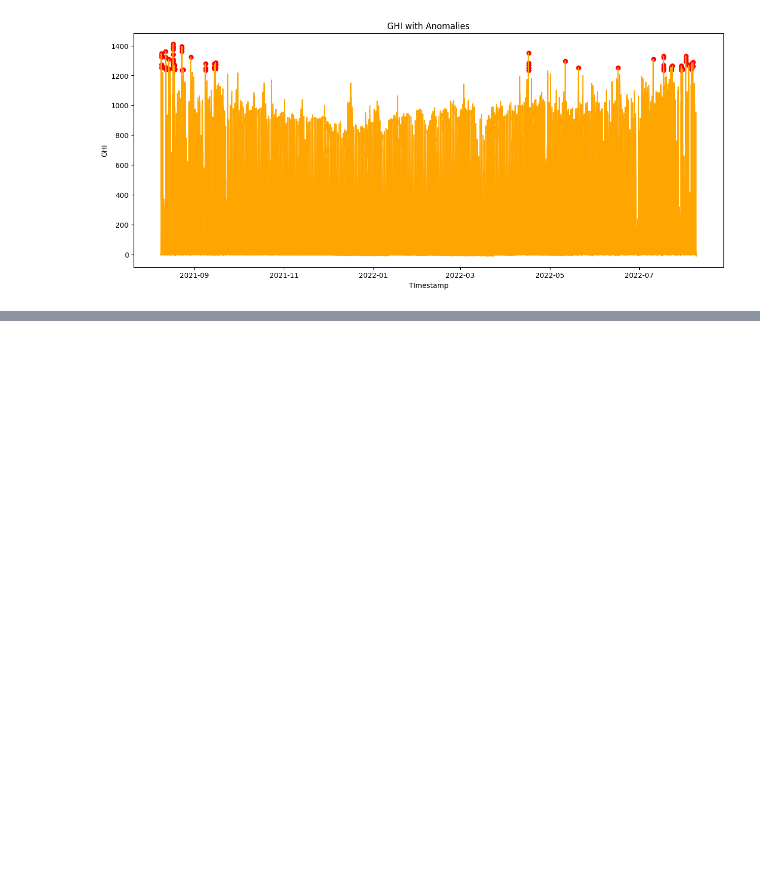
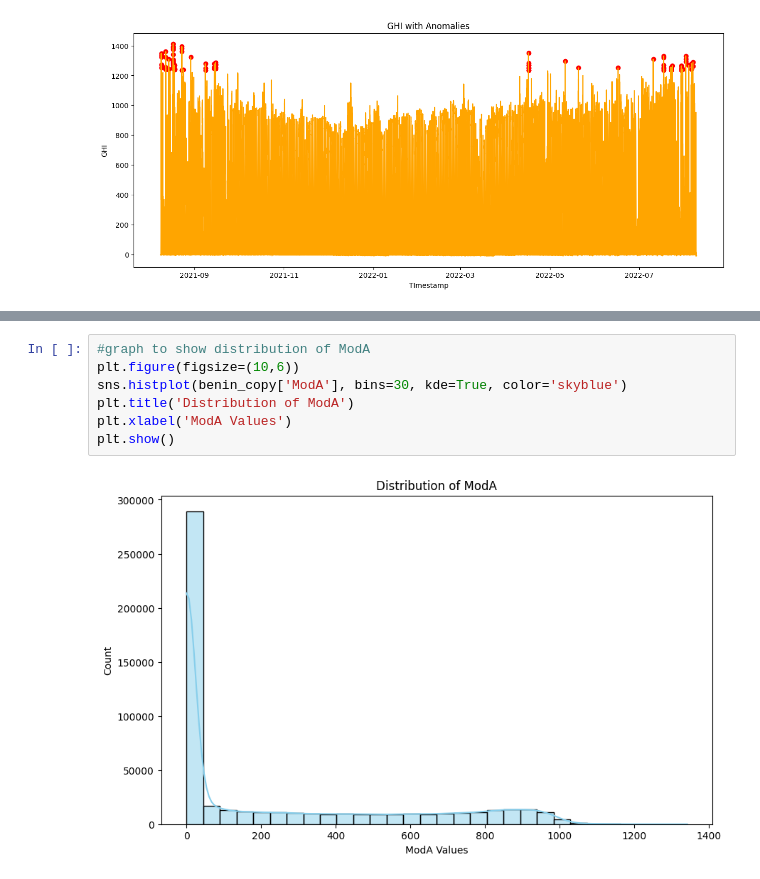
Before and after one commit to DiboraEyasuE/solar-challenge-week0, a Jupyter notebook: notebooks/benin_eda.ipynb, the cells around one changed output, grey strips where cells are left out. Cells and saved outputs as stored; diff of their text form; blank space fills up the shorter version.

```diff
--- a/notebooks/benin_eda.ipynb
+++ b/notebooks/benin_eda.ipynb
@@ -192,0 +224,9 @@ plt.show()
+# %%
+#graph to show distribution of ModA
+plt.figure(figsize=(10,6))
+sns.histplot(benin_copy['ModA'], bins=30, kde=True, color='skyblue')
+plt.title('Distribution of ModA')
+plt.xlabel('ModA Values')
+plt.show()
+# %% [output]
+[figure, added]
```
Also changed, not shown: parts of 17 cells of this notebook.
